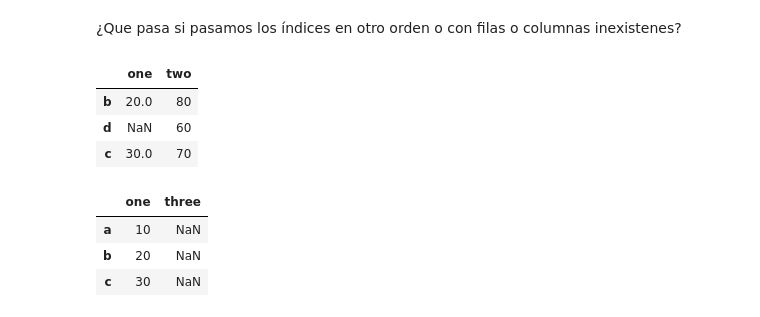
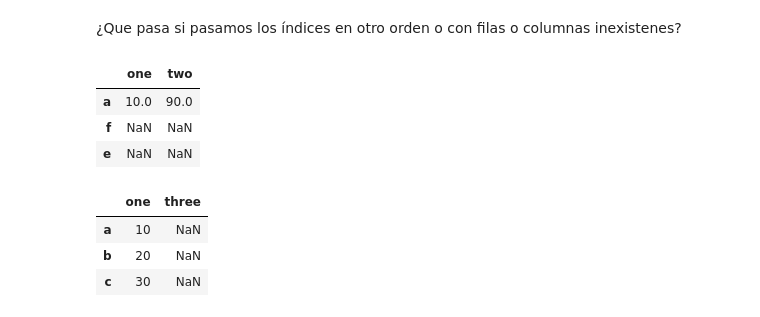
Before and after one commit to feraranas/Concentracion-Inteligencia-Artificial, a Jupyter notebook: Python-Libraries/Pandas/Introducción a Pandas.ipynb, the cells around one changed output. Cells and saved outputs as stored; diff of their text form; code cells hidden in the pictures.

```diff
--- a/Python-Libraries/Pandas/Introducción a Pandas.ipynb
+++ b/Python-Libraries/Pandas/Introducción a Pandas.ipynb
@@ -230,12 +169,13 @@ chart
 # %% [markdown]
 ¿Que pasa si pasamos los índices en otro orden o con filas o columnas inexistenes?
-# %%
-pd.DataFrame(data, index=["b","d","c"])
-# %% [output]
-|  | one | two |
-| b | 20.0 | 80 |
-| d | NaN | 60 |
-| c | 30.0 | 70 |
+# %%
+# pd.DataFrame(data, index=["a","b","c","d","e"])
+pd.DataFrame(data, index=["a","f","e"])
+# %% [output]
+|  | one | two |
+| a | 10.0 | 90.0 |
+| f | NaN | NaN |
+| e | NaN | NaN |
 # %%
 pd.DataFrame(data, columns=["one","three"])
 # %% [output]
```
Also changed, not shown: parts of 70 cells of this notebook.
